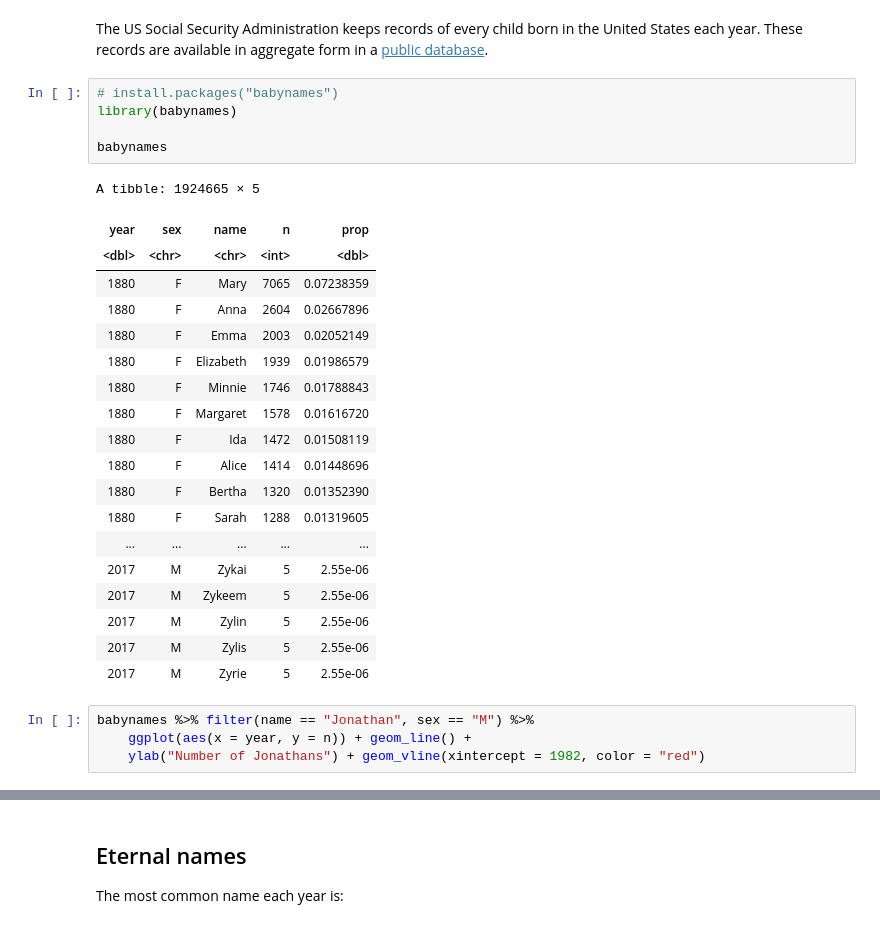
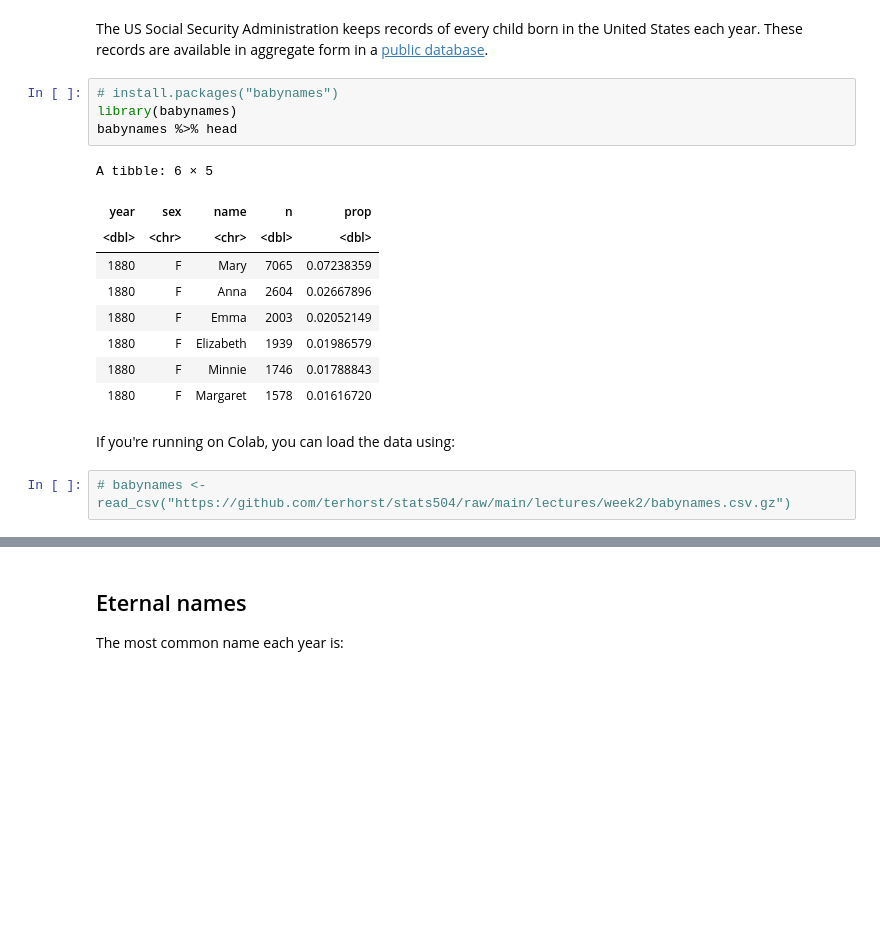
Before and after one commit to terhorst/stats504, a Jupyter notebook: lectures/week2/slides.ipynb, the cells around one changed output, grey strips where cells are left out. Drawn from its saved outputs; the diff is of its cells as text; blank space fills up the shorter version.

```diff
--- a/lectures/week2/slides.ipynb
+++ b/lectures/week2/slides.ipynb
@@ -20,29 +12,18 @@ The US Social Security Administration keeps records of every child born in the U
 # %%
 # install.packages("babynames")
 library(babynames)
-
-babynames
+babynames %>% head
 # %% [output]
-A tibble: 1924665 × 5
+A tibble: 6 × 5
 | year | sex | name | n | prop |
-| <dbl> | <chr> | <chr> | <int> | <dbl> |
+| <dbl> | <chr> | <chr> | <dbl> | <dbl> |
 | 1880 | F | Mary | 7065 | 0.07238359 |
 | 1880 | F | Anna | 2604 | 0.02667896 |
 | 1880 | F | Emma | 2003 | 0.02052149 |
 | 1880 | F | Elizabeth | 1939 | 0.01986579 |
 | 1880 | F | Minnie | 1746 | 0.01788843 |
 | 1880 | F | Margaret | 1578 | 0.01616720 |
-| 1880 | F | Ida | 1472 | 0.01508119 |
-| 1880 | F | Alice | 1414 | 0.01448696 |
-| 1880 | F | Bertha | 1320 | 0.01352390 |
-| 1880 | F | Sarah | 1288 | 0.01319605 |
-| ... | ... | ... | ... | ... |
-| 2017 | M | Zykai | 5 | 2.55e-06 |
-| 2017 | M | Zykeem | 5 | 2.55e-06 |
-| 2017 | M | Zylin | 5 | 2.55e-06 |
-| 2017 | M | Zylis | 5 | 2.55e-06 |
-| 2017 | M | Zyrie | 5 | 2.55e-06 |
-# %%
-babynames %>% filter(name == "Jonathan", sex == "M") %>%
-    ggplot(aes(x = year, y = n)) + geom_line() +
-    ylab("Number of Jonathans") + geom_vline(xintercept = 1982, color = "red")
+# %% [markdown]
+If you're running on Colab, you can load the data using:
+# %%
+# babynames <- read_csv("https://github.com/terhorst/stats504/raw/main/lectures/week2/babynames.csv.gz")
```
Also changed, not shown: parts of 25 cells of this notebook.
